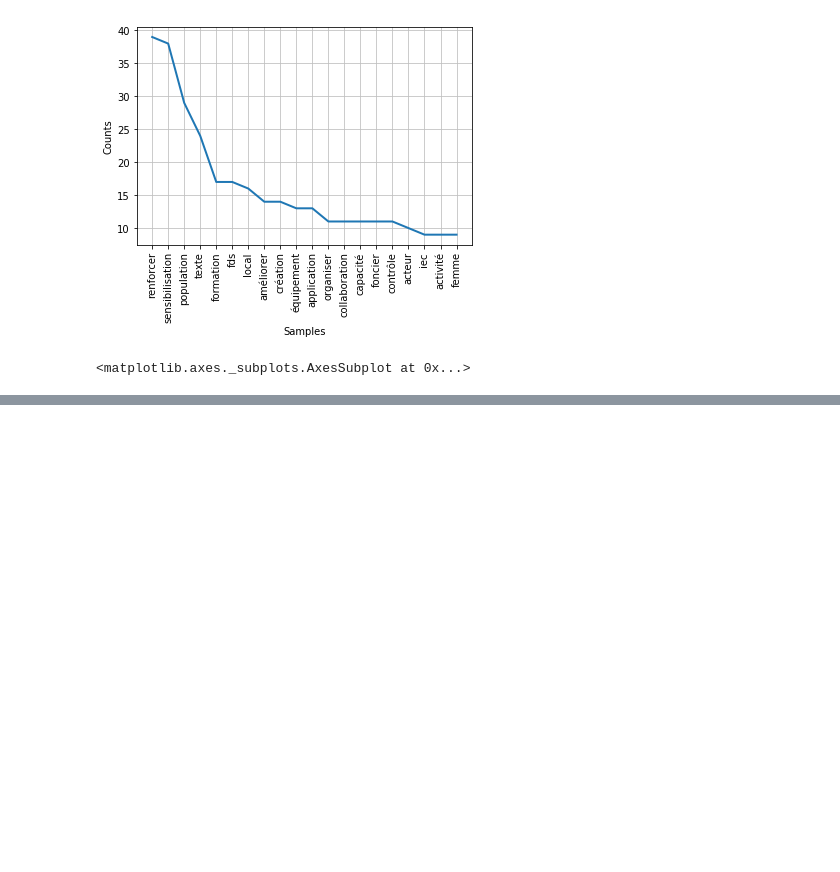
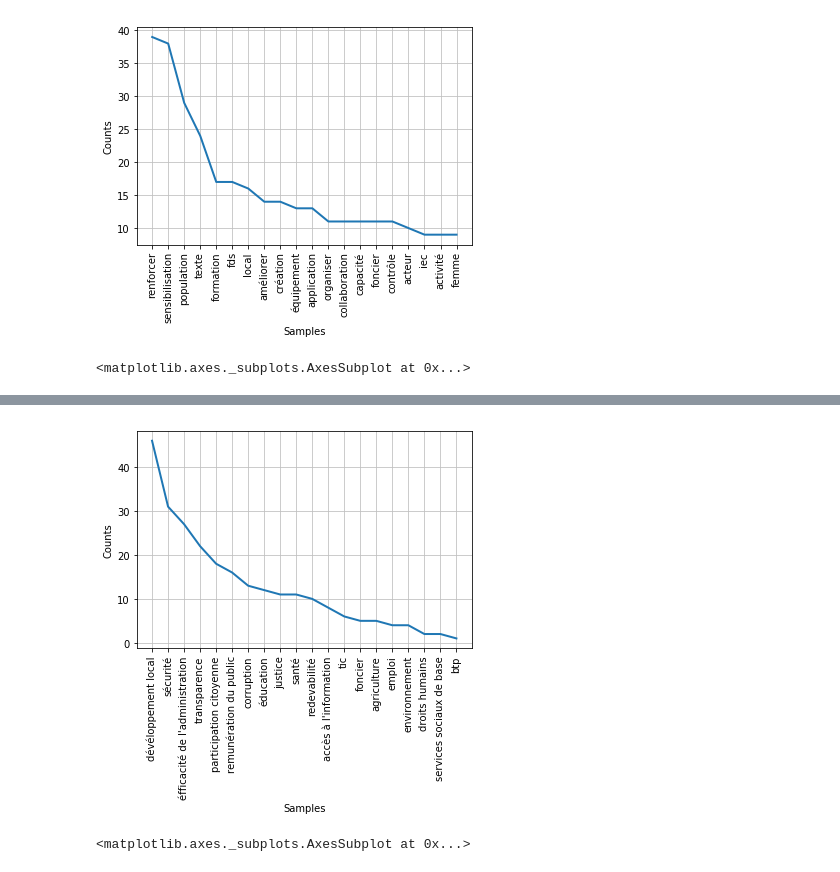
Before and after one commit to lingani/Cocreation-PAN2-Burkina-Faso, a Jupyter notebook: cocreation.ipynb, the cells around one changed output, grey strips where cells are left out. Saved outputs shown, nothing was run; the diff lists cells and outputs as text; code cells hidden in the pictures; blank space fills up the shorter version.

Commit message:
domains analysis done

```diff
--- a/cocreation.ipynb
+++ b/cocreation.ipynb
@@ -181,6 +182,9 @@ propositions = read_data(data_url, google_credentials)
 
 texte_problemes = " ".join(propositions["probleme"])
 texte_solutions = " ".join(propositions["solution"])
+texte_domaines2 = "\n".join(propositions["domaine"])
+
+
 
 texte_problemes = visual_cleaning(texte_problemes)
 texte_solutions = visual_cleaning(texte_solutions)
@@ -238,0 +281,2 @@ makeImage(texte_solutions.decode("utf-8")) # un-comment to see the wordcloud for
+# %%
+texte_domaines = texte_domaines1 + "\n" + texte_domaines2
@@ -238,0 +285,9 @@ makeImage(texte_solutions.decode("utf-8")) # un-comment to see the wordcloud for
+# %%
+texte_domaines = clean_and_tokenize(texte_domaines, t_agg)
+# %%
+freq_domaines = nltk.FreqDist(texte_domaines)
+# %%
+freq_domaines.plot(20, cumulative=False)
+# %% [output]
+[figure, added]
+<matplotlib.axes._subplots.AxesSubplot at 0x...>
```
Also changed, not shown: parts of 7 cells of this notebook.
